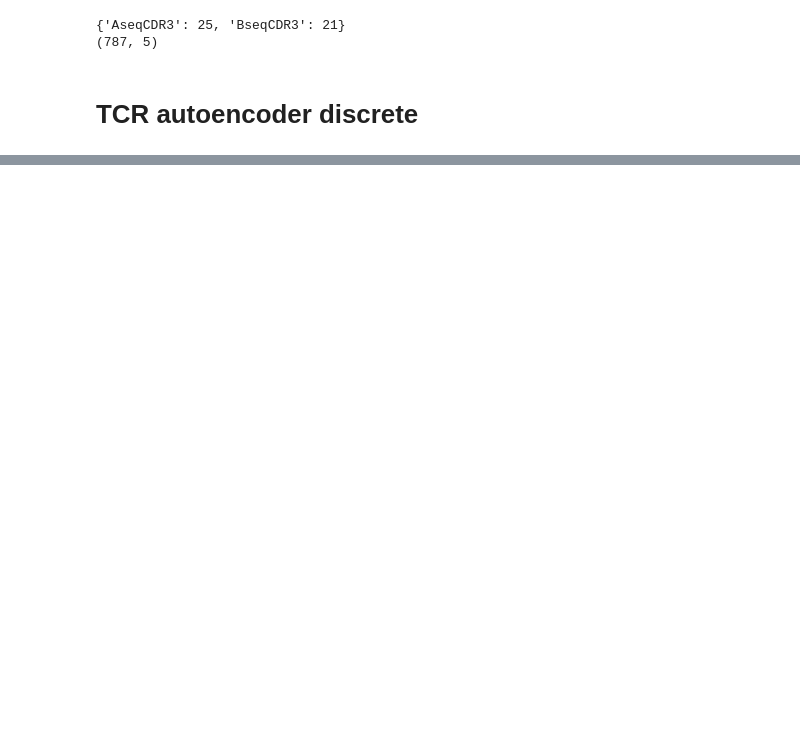
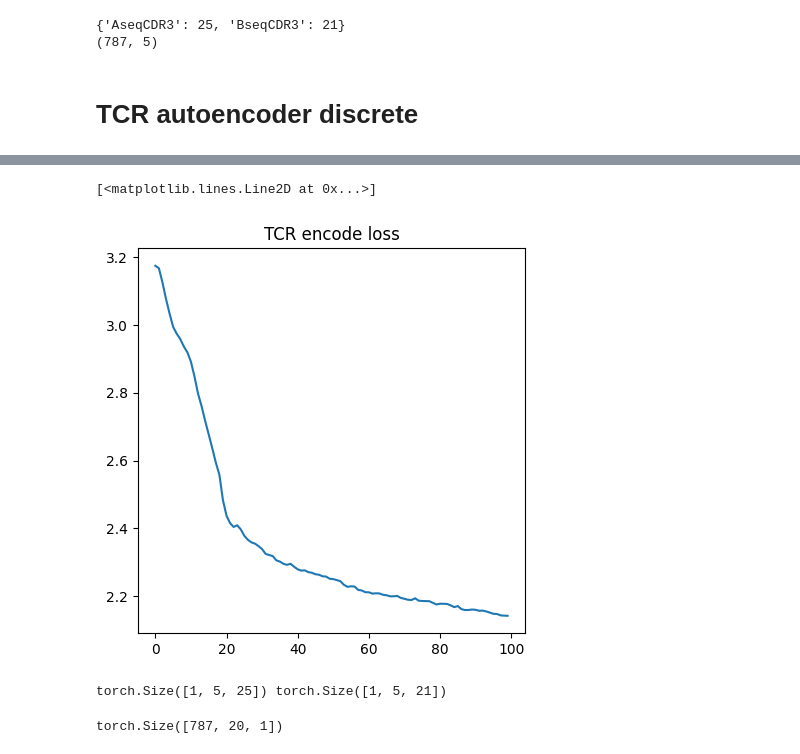
Before and after one commit to cb11711211/pMHC-TCR-binding-prediction, a Jupyter notebook: prediction_model/Week_06_Discrete_ae.ipynb, the cells around one changed output, grey strips where cells are left out. Saved outputs shown, nothing was run; the diff lists cells and outputs as text; code cells hidden in the pictures; blank space fills up the shorter version.

Commit message:
finish TCR discrete encoding

```diff
--- a/prediction_model/Week_06_Discrete_ae.ipynb
+++ b/prediction_model/Week_06_Discrete_ae.ipynb
@@ -115,11 +115,11 @@ class TCR_a_autoencoder(nn.Module):
         self.decoder = nn.Sequential(
             # (w-1)S-2P+F
             # (batch_size, 10, 1)
-            nn.ConvTranspose1d(10, 9, kernel_size=5, stride=2, padding=1),
+            nn.ConvTranspose1d(10, 9, kernel_size=3, stride=2, padding=0),
             # (batch_size, 9, 3)
             nn.LeakyReLU(),
 
-            nn.ConvTranspose1d(9, 8, kernel_size=5, stride=2, padding=1),
+            nn.ConvTranspose1d(9, 8, kernel_size=3, stride=2, padding=0),
             # (batch_size, 8, 7)
             nn.LeakyReLU(),
 
@@ -160,13 +160,13 @@ class TCR_b_autoencoder(nn.Module):
 
             nn.Conv1d(9, 10, kernel_size=5, stride=stride, padding=padding),
             # (batch_size, 10, 1)
-            nn.LeakyReLU(),
+            # nn.LeakyReLU(),
         )
 
         self.decoder = nn.Sequential(
             # (W-1)S-2P+F
             # (batch_size, 10, 1)
-            nn.ConvTranspose1d(10, 9, kernel_size=5, stride=stride, padding=padding),
+            nn.ConvTranspose1d(10, 9, kernel_size=3, stride=stride, padding=0),
             # (batch_size, 9, 3)
             nn.LeakyReLU(),
 
@@ -174,7 +174,7 @@ class TCR_b_autoencoder(nn.Module):
             # (batch_size, 8, 5)
             nn.LeakyReLU(),
 
-            nn.ConvTranspose1d(8, 7, kernel_size=5, stride=stride, padding=padding),
+            nn.ConvTranspose1d(8, 7, kernel_size=3, stride=stride, padding=0),
             # (batch_size, 7, 11)
             nn.LeakyReLU(),
 
@@ -198,6 +226,7 @@ def train_ae(model, train_loader, optimizer, criterion, epoch, seq_len):
         data = data.view(batch_size, 5, seq_len)
         optimizer.zero_grad()
         _, output = model(data)
+        # print(output.shape, data.shape)
         loss = criterion(output, data)
         batch_loss += loss.item()
         loss.backward()
@@ -219,9 +248,14 @@ seq_len_a = TCRData.Aseq_len
 seq_len_b = TCRData.Bseq_len
 
 # train the autoencoder
-model = TCR_a_autoencoder(kernel_size=kernel_size, stride=stride, padding=padding, batch_size=batch_size)
+model = Discrete_ae(kernel_size=kernel_size, stride=stride,
+            padding=padding, batch_size=batch_size,
+            seq_len_a=seq_len_a, seq_len_b=seq_len_b)
 criterion = nn.MSELoss()
-train_data, test_data = torch.utils.data.random_split(TCRData, lengths=[0.8, 0.2])
+optimizer = torch.optim.Adam(model.parameters(), lr=learning_rate)
+
+train_data, test_data = torch.utils.data.random_split(TCRData,
+                         lengths=[int(np.floor(len(TCRData)*0.8)), int(np.ceil(len(TCRData)*0.2))])
 train_data = Subset(TCRData, train_data.indices)
 test_data = Subset(TCRData, test_data.indices)
 
@@ -230,7 +264,12 @@ train_loader = DataLoader(train_data, batch_size=batch_size, shuffle=True, drop_
 # plot the loss
 fig, ax = plt.subplots(1, 1, figsize=(5,5))
 
+# plot the loss
 TCR_encode_losses = []
 TCR_accuracy = 0
-for epoch in range(1, epochs+1):
-    TCR_encode_loss = train_autoencoder
+for epoch in range(1, epochs + 1):
+    TCR_encode_loss = train_ae(model, train_loader, optimizer, criterion, epoch, seq_len_a+seq_len_b)
+    TCR_encode_losses.append(TCR_encode_loss)
+ax.set_title("TCR encode loss")
+ax.plot(TCR_encode_losses, label="TCR encode loss")
+# %% [output]
@@ -236,0 +293,16 @@ for epoch in range(1, epochs+1):
+[<matplotlib.lines.Line2D at 0x...>]
+[figure, added]
+# %%
+# test
+# int(np.floor(len(TCRData)*0.8)) + int(np.ceil(len(TCRData)*0.2))
+a = train_data[0][0]
+a = a.view(1, 5, 25+21)
+split_a = a[:, :, :25]
+split_b = a[:, :, 25:]
+print(split_a.shape, split_b.shape)
+layer = nn.ConvTranspose1d(1 , 1, kernel_size=3, stride=stride, padding=1)
+input = torch.randn(16, 1, 13)
+output = layer(input)
+print(output.shape)
+# %% [output]
+torch.Size([1, 5, 25]) torch.Size([1, 5, 21])
@@ -236,0 +327,4 @@ for epoch in range(1, epochs+1):
+# %%
+TCR_encode.shape
+# %% [output]
+torch.Size([787, 20, 1])
```
Also changed, not shown: parts of 3 cells of this notebook.
